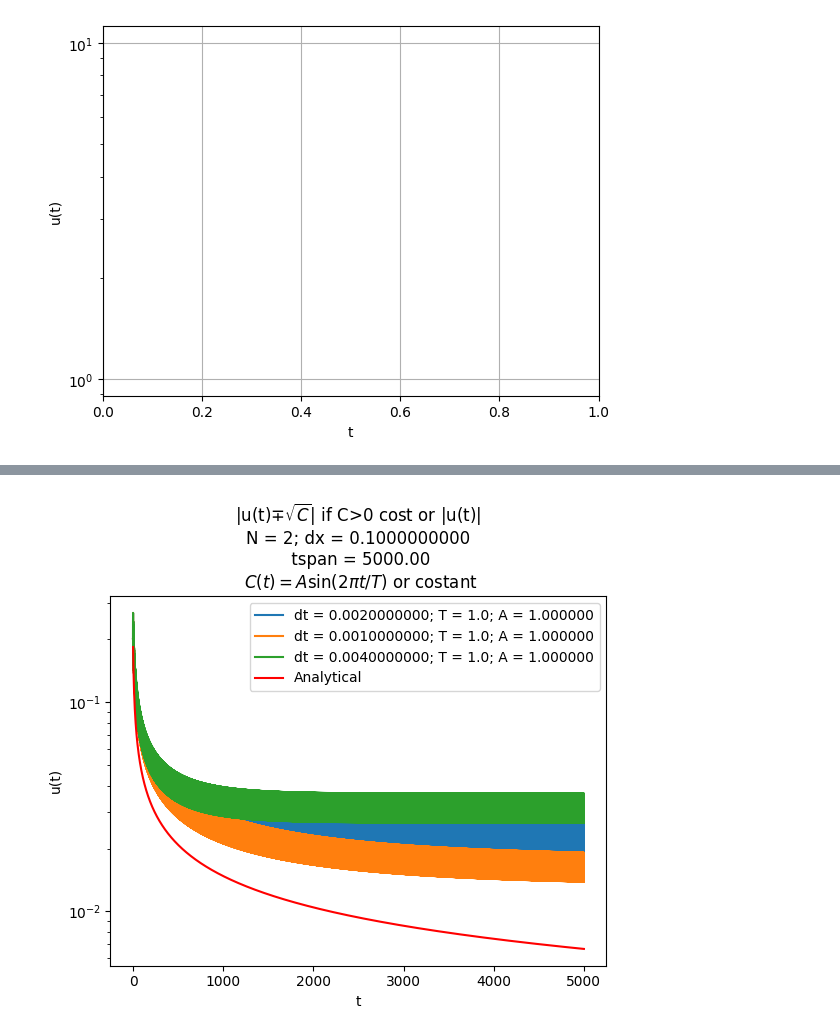
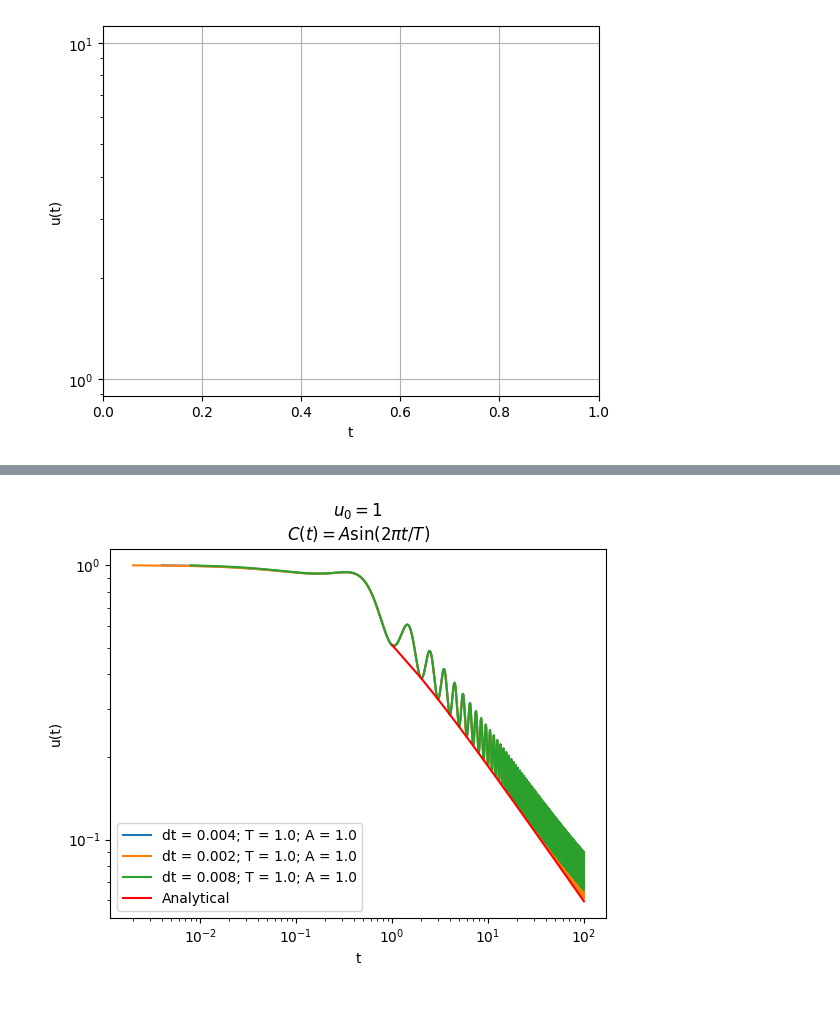
Before and after one commit to suanno/stage2, a Jupyter notebook: codes_tdgl/1D/flat plot u(t).ipynb, the cells around one changed output, grey strips where cells are left out. Saved outputs shown, nothing was run; the diff lists cells and outputs as text; code cells hidden in the pictures; blank space fills up the shorter version.

```diff
--- a/codes_tdgl/1D/flat plot u(t).ipynb
+++ b/codes_tdgl/1D/flat plot u(t).ipynb
@@ -12,3 +12,5 @@ dir_save = ".saves/" + "T=1 u0=0.2 N=2 tspan=5000 dt changing/"
+# %%
+u0 = 1
 # %%
 # Create plot object
 fig, ax = plt.subplots();
@@ -20,7 +22,7 @@ ax.grid()
 # %% [output]
 [figure]
 # %%
-lastt = 100000  # Last time to plot
+lastt = 100  # Last time to plot
 # %%
 # Get all the simulations in the selected folder
 for folder in os.scandir(dir_save):
@@ -55,6 +57,8 @@ for folder in os.scandir(dir_save):
         else:
             uu[i] = np.abs(float(y))
         i = i + 1
+        if tt[i-1] > lastt:
+            break
 
     imax = int(float(lastt)/float(dt))
     label = "dt = " + str(dt)
@@ -71,2 +75,11 @@ for folder in os.scandir(dir_save):
 # %%
-ax.set_title("|u(t)$\mp \sqrt{C}$| if C>0 cost or |u(t)|\n" + "N = " + str(N) + "; dx = " + str(dx) + "\n tspan = " + str(tmax)  + "\n $C(t)=A\sin(2\pi t/T)$ or costant")
+#dt = 0.008
+#ax.axvline(1000)
+title = ""
+title = title + "$u_0 = " + str(u0) + "$"
+#title = title + "\n dt = " + str(round(float(dt),6))
+title = title + "\n$C(t) = A\sin(2\pi t/T)$"
+#title = title + "\n$C(t)=" + str(round(float(A),2)) + "\sin(2\pi t/" + str(round(T,2)) + ")$"
+ax.set_title(title)
+ax.set_xscale("log")
+#ax.set_title("|u(t)$\mp \sqrt{C}$| if C>0 cost or |u(t)|\n" + "N = " + str(N) + "; dx = " + str(dx) + "\n tspan = " + str(tmax)  + "\n $C(t)=A\sin(2\pi t/T)$ or costant")
@@ -75,31 +90,36 @@ Text(0.5, 1.0, '|u(t)$\\mp \\sqrt{C}$| if C>0 cost or |u(t)|\nN = 2; dx = 0.1000
 # %%
 # Add correct curve and Asymptotic curves
 # We use the Empirical fact I_0(T) = 2.28T for C(t) sine and 16.844T for cosine
 
 
-u0 = 0.2         #CHANGE HERE!!!
 uu = np.zeros(i)
 uu_asymp = np.zeros(i)
 nn = np.arange(1,i+1)
-I0 = 2.28       # cosine
+I0 = 1.404       # cosine
 #I0 = 16.84     # sine
 for n in nn:
     uu[n-1] = u0/(np.sqrt(1+2*I0*n*T*u0**2))
     uu_asymp[n-1] = 1/np.sqrt(2*I0*T*n)
-
 # Asymptotic
 imax = min(int(i*float(dt)/T),int(lastt/T))
 ax.plot(nn[0:imax]*T,uu[0:imax],label="Analytical",color="red")
 #ax.plot(nn,uu_asymp,label="Asymptotic",color="blue")
+
+uu_ = np.zeros(veclen)
+i = 0
+for t in tt:
+    uu_[i] = np.exp(2*(1-np.cos(2*np.pi*t)))
+
+
 
 #ax.set_xlabel("t")
 #ax.set_ylabel("u(t)")
 #ax.set_xscale("linear")
 #ax.set_yscale("linear")
 ax.legend()
 ax.grid()
 
 fig
 # %% [output]
-[figure, old version]
+[figure, new version]
 # %%
```
Also changed, not shown: parts of 8 cells of this notebook, 14 other files.
